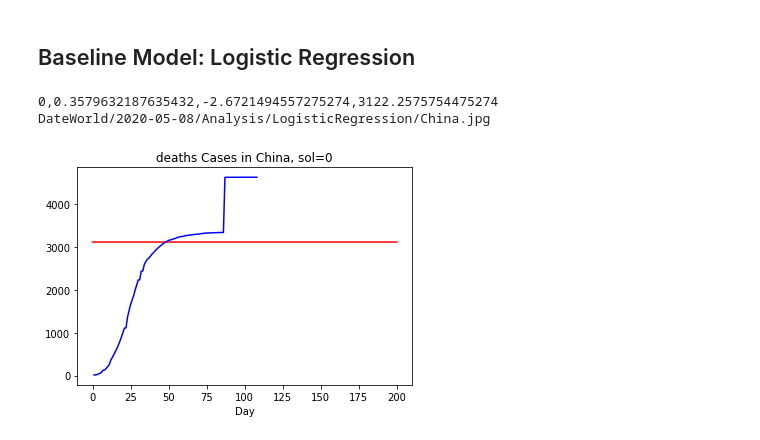
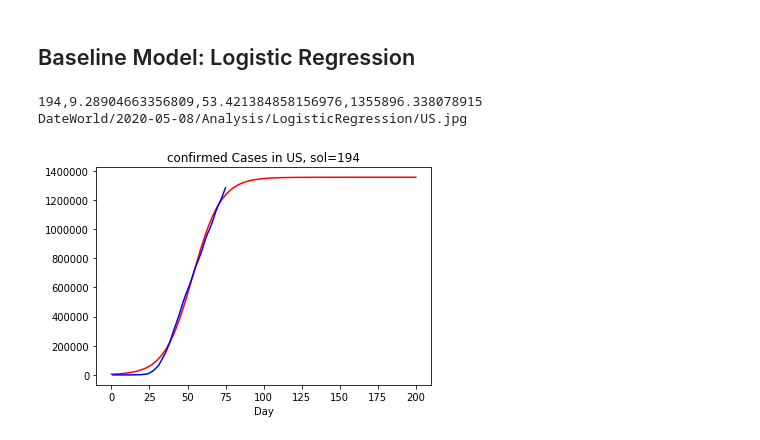
Before and after one commit to easternRainy/COVID19-N20, a Jupyter notebook: LogisticModel.ipynb, the cells around one changed output. Saved outputs shown, nothing was run; the diff lists cells and outputs as text; code cells hidden in the pictures.

```diff
--- a/LogisticModel.ipynb
+++ b/LogisticModel.ipynb
@@ -13,16 +9,19 @@ Y_FIELD = "confirmed"
 # %% [markdown]
 ## Baseline Model: Logistic Regression
 # %%
-country = "China"
+create_paths("DateWorld")
+country = "US"
 X_FIELD = "tagged_day"
-Y_FIELD = "deaths"
+Y_FIELD = "confirmed"
 # test_size, percentage of test size
 # diff, train_error - test_error
 # train_error
 # test_error
 # a, b,c parameters of logistic curve
+
+# parameters: (country, picture_output_path, X_FIELD, Y_FIELD)
 test_size,diff,sol,train_error,test_error,a,b,c = plot_logistic(country, p.LR, X_FIELD, Y_FIELD)
 # %% [output]
-0,0.3579632187635432,-2.6721494557275274,3122.2575754475274
-DateWorld/2020-05-08/Analysis/LogisticRegression/China.jpg
+194,9.28904663356809,53.421384858156976,1355896.338078915
+DateWorld/2020-05-08/Analysis/LogisticRegression/US.jpg
-[figure, old version]
+[figure, new version]
```
Also changed, not shown: parts of 4 cells of this notebook.
